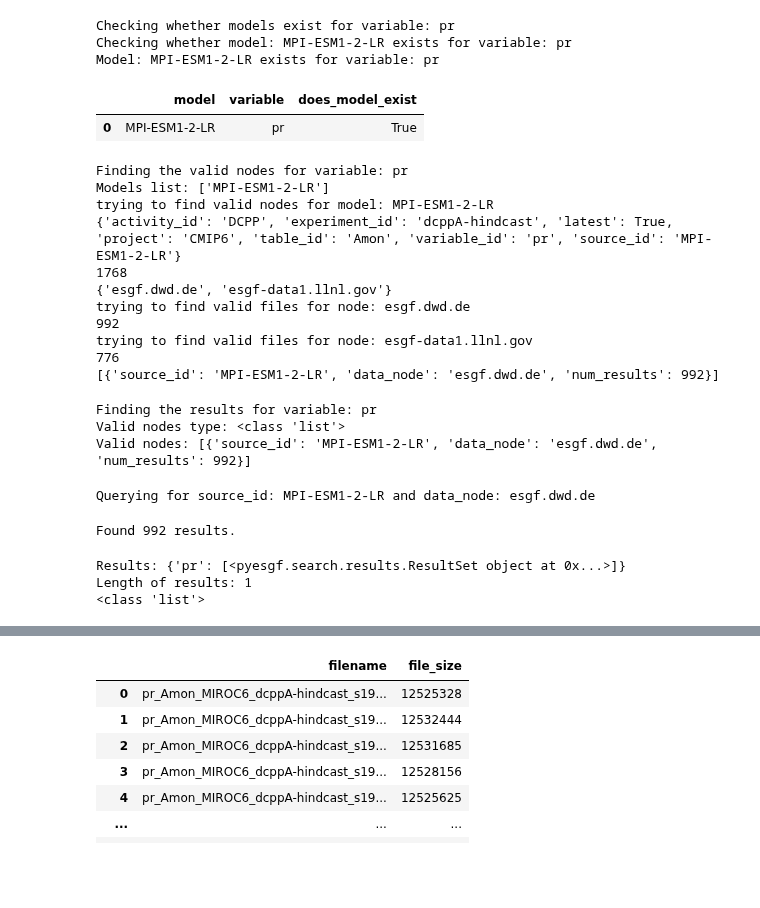
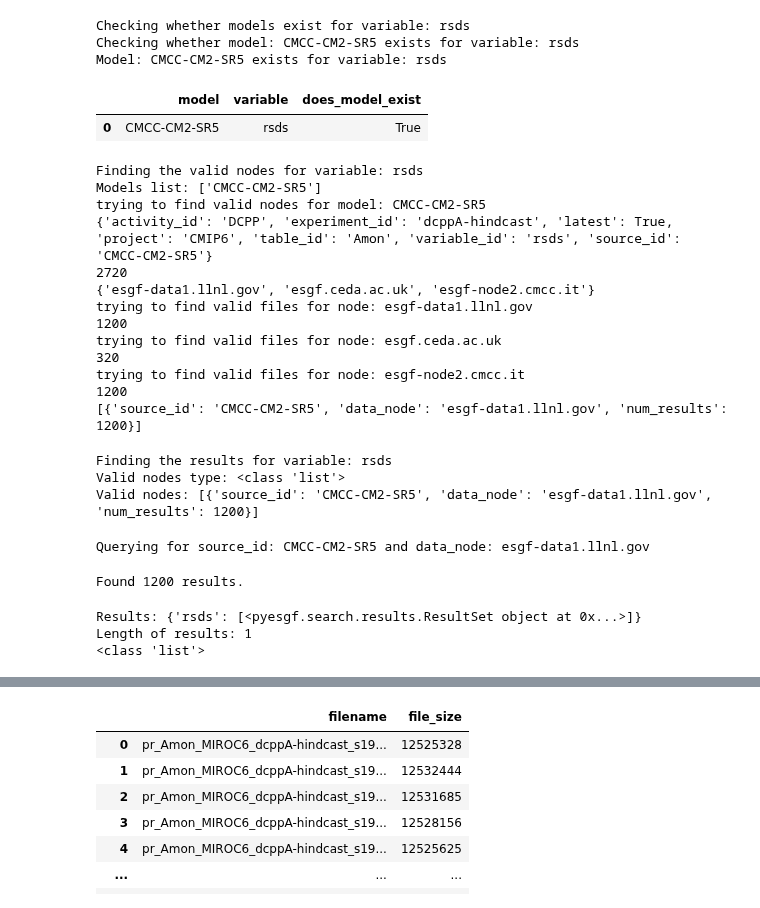
Before and after one commit to benhutchmet/downloading-data, a Jupyter notebook: DCPP/find-consistent-models.ipynb, the cells around one changed output, grey strips where cells are left out. Drawn from its saved outputs; the diff is of its cells as text; code cells hidden in the pictures; blank space fills up the shorter version.

Commit message:
now test just download

```diff
--- a/DCPP/find-consistent-models.ipynb
+++ b/DCPP/find-consistent-models.ipynb
@@ -48,10 +48,10 @@ params = {
 # %%
 # Loop over the variables
 # variables = dicts.variables
-models = ["MPI-ESM1-2-LR"]
+models = ["CMCC-CM2-SR5"]
 
 # Set up the test variable - 'pr' precip
-variables = ['pr']
+variables = ['rsds']
 
 # Create a dataframe for the results
 # Containing three columns: model, experiment, does_model_exist
@@ -68,37 +68,37 @@ for variable in variables:
         # Set up the params
         params['variable_id'] = variable
         params['source_id'] = model
 
         # Query the database
         ctx = connection.new_context(**params)
 
         try:
             # Get the results from the query
             results = ctx.search()
         except:
             print("Model: " + model + " does not exist for variable: " + variable)
             results = []
 
         # If the length of results is greater than 0
         if len(results) > 0:
             print("Model: " + model + " exists for variable: " + variable)
 
             # Append True to the dataframe
             results_df = pd.concat([results_df, pd.DataFrame({'model': [model], 'variable': [variable], 'does_model_exist': [True]})], ignore_index=True)
         else:
             print("Model: " + model + " does not exist for variable: " + variable)
 
             # Append False to the dataframe
             results_df = pd.concat([results_df, pd.DataFrame({'model': [model], 'variable': [variable], 'does_model_exist': [False]})], ignore_index=True)
 
 # Print the dataframe
 results_df
 # %% [output]
-Checking whether models exist for variable: pr
-Checking whether model: MPI-ESM1-2-LR exists for variable: pr
-Model: MPI-ESM1-2-LR exists for variable: pr
+Checking whether models exist for variable: rsds
+Checking whether model: CMCC-CM2-SR5 exists for variable: rsds
+Model: CMCC-CM2-SR5 exists for variable: rsds
 |  | model | variable | does_model_exist |
-| 0 | MPI-ESM1-2-LR | pr | True |
+| 0 | CMCC-CM2-SR5 | rsds | True |
 # %%
 # Create an empty dictionary to store the valid nodes for each variable
 variable_nodes = {}
@@ -106,7 +106,7 @@ variable_nodes = {}
 
 # Find the valid nodes for each variable and models list combination
 # Loop over the var models dictionary
-for var, models_list in dicts.var_models_test_pr_MIROC6.items():
+for var, models_list in dicts.var_models_test_rsds.items():
     print("Finding the valid nodes for variable: " + var)
     print("Models list: " + str(models_list))
 
@@ -124,17 +124,19 @@ for var, models_list in dicts.var_models_test_pr_MIROC6.items():
     # Append the valid nodes to the dictionary
     variable_nodes[var] = valid_nodes
 # %% [output]
-Finding the valid nodes for variable: pr
-Models list: ['MPI-ESM1-2-LR']
-trying to find valid nodes for model: MPI-ESM1-2-LR
-{'activity_id': 'DCPP', 'experiment_id': 'dcppA-hindcast', 'latest': True, 'project': 'CMIP6', 'table_id': 'Amon', 'variable_id': 'pr', 'source_id': 'MPI-ESM1-2-LR'}
-1768
-{'esgf.dwd.de', 'esgf-data1.llnl.gov'}
-trying to find valid files for node: esgf.dwd.de
-992
+Finding the valid nodes for variable: rsds
+Models list: ['CMCC-CM2-SR5']
+trying to find valid nodes for model: CMCC-CM2-SR5
+{'activity_id': 'DCPP', 'experiment_id': 'dcppA-hindcast', 'latest': True, 'project': 'CMIP6', 'table_id': 'Amon', 'variable_id': 'rsds', 'source_id': 'CMCC-CM2-SR5'}
+2720
+{'esgf-data1.llnl.gov', 'esgf.ceda.ac.uk', 'esgf-node2.cmcc.it'}
 trying to find valid files for node: esgf-data1.llnl.gov
-776
-[{'source_id': 'MPI-ESM1-2-LR', 'data_node': 'esgf.dwd.de', 'num_results': 992}]
+1200
+trying to find valid files for node: esgf.ceda.ac.uk
+320
+trying to find valid files for node: esgf-node2.cmcc.it
+1200
+[{'source_id': 'CMCC-CM2-SR5', 'data_node': 'esgf-data1.llnl.gov', 'num_results': 1200}]
 # %%
 import importlib
 
@@ -149,7 +151,7 @@ from testing_download_functions import find_valid_nodes, create_results_list, \
 results = {}
 
 # Loop over the variables
-for var in dicts.variables_test_pr:
+for var in ['rsds']:
     print("Finding the results for variable: " + var)
 
     # Extract the valid nodes for the variable
@@ -170,18 +172,18 @@ for var in dicts.variables_test_pr:
     # Append the results to the dictionary
     results[var] = var_results
 # %% [output]
-Finding the results for variable: pr
+Finding the results for variable: rsds
 Valid nodes type: <class 'list'>
-Valid nodes: [{'source_id': 'MPI-ESM1-2-LR', 'data_node': 'esgf.dwd.de', 'num_results': 992}]
+Valid nodes: [{'source_id': 'CMCC-CM2-SR5', 'data_node': 'esgf-data1.llnl.gov', 'num_results': 1200}]
-Querying for source_id: MPI-ESM1-2-LR and data_node: esgf.dwd.de
+Querying for source_id: CMCC-CM2-SR5 and data_node: esgf-data1.llnl.gov
-Found 992 results.
+Found 1200 results.
 # %%
 print("Results: " + str(results))
 # print the length of the results
 print("Length of results: " + str(len(results)))
-print(type(results['pr']))
+print(type(results['rsds']))
 # %% [output]
-Results: {'pr': [<pyesgf.search.results.ResultSet object at 0x...>]}
+Results: {'rsds': [<pyesgf.search.results.ResultSet object at 0x...>]}
 Length of results: 1
 <class 'list'>
 # %%
```
Also changed, not shown: parts of 16 cells of this notebook, 3 other files.
